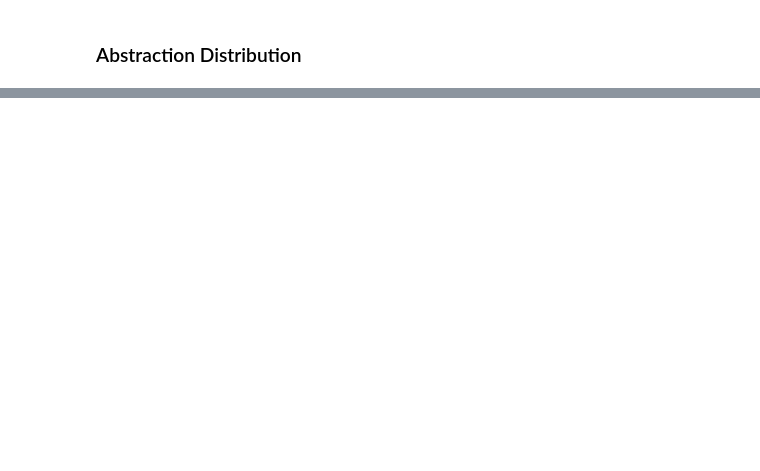
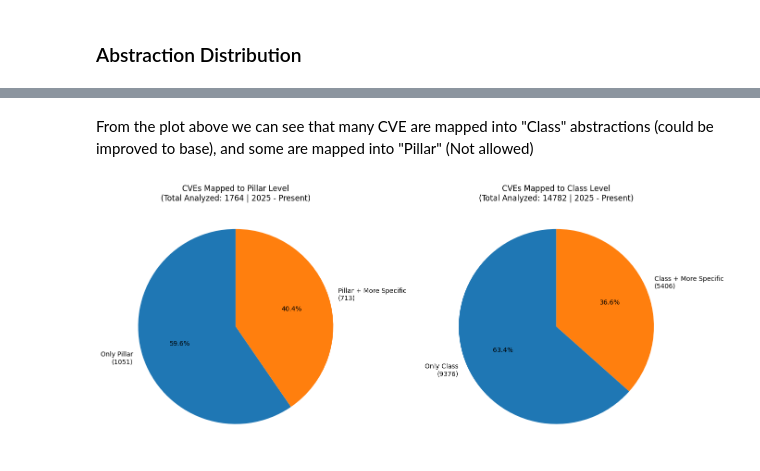
Before and after one commit to AndyVale/CVEvsCWE, a Jupyter notebook: analysis.ipynb, the cells around one changed output, grey strips where cells are left out. Cells and saved outputs as stored; diff of their text form; code cells hidden in the pictures; blank space fills up the shorter version.

```diff
--- a/analysis.ipynb
+++ b/analysis.ipynb
@@ -233,0 +256,59 @@ completeness_trend = completeness.plot.bar(stacked=True, figsize=(10, 5), title=
+# %% [markdown]
+From the plot above we can see that many CVE are mapped into "Class" abstractions (could be improved to base), and some are mapped into "Pillar" (Not allowed)
+# %%
+import matplotlib.pyplot as plt
+
+starting_year = 2025
+recent_df = merged_df[merged_df['year'].astype(int) >= starting_year]
+abs_matrix = pd.crosstab(recent_df['cve_id'], recent_df['abstraction']).astype(bool)
+
+# Define hierarchy of specificity (safely checking if they exist in the dataframe)
+cols = abs_matrix.columns.tolist()
+pillar_specific =[c for c in ['Class', 'Base', 'Variant', 'Compound'] if c in cols]
+class_specific = [c for c in ['Base', 'Variant', 'Compound'] if c in cols]
+
+# Pillar analysis
+if 'Pillar' in cols:
+    pillar_cves = abs_matrix[abs_matrix['Pillar']]
+    # True if the CVE has at least one mapping more specific than Pillar
+    pillar_plus_count = pillar_cves[pillar_specific].any(axis=1).sum()
+    only_pillar_count = len(pillar_cves) - pillar_plus_count
+    total_pillar = len(pillar_cves)
+else:
+    only_pillar_count, pillar_plus_count, total_pillar = 0, 0, 0
+
+pillar_stats = pd.Series({
+    f'Only Pillar\n({only_pillar_count})': only_pillar_count,
+    f'Pillar + More Specific\n({pillar_plus_count})': pillar_plus_count
+})
+
+# Class analysis
+if 'Class' in cols:
+    class_cves = abs_matrix[abs_matrix['Class']]
+    # True if the CVE has at least one mapping more specific than Class (ignores Pillar)
+    class_plus_count = class_cves[class_specific].any(axis=1).sum()
+    only_class_count = len(class_cves) - class_plus_count
+    total_class = len(class_cves)
+else:
+    only_class_count, class_plus_count, total_class = 0, 0, 0
+
+class_stats = pd.Series({
+    f'Only Class\n({only_class_count})': only_class_count,
+    f'Class + More Specific\n({class_plus_count})': class_plus_count
+})
+
+# Plot the Pie Charts
+fig, axes = plt.subplots(1, 2, figsize=(14, 6))
+pillar_stats.plot.pie(
+    ax=axes[0], autopct='%1.1f%%', startangle=90, ylabel='',
+    title=f'CVEs Mapped to Pillar Level\n(Total Analyzed: {total_pillar} | {starting_year} - Present)'
+) # pyright: ignore[reportCallIssue]
+
+class_stats.plot.pie(
+    ax=axes[1], autopct='%1.1f%%', startangle=90, ylabel='',
+    title=f'CVEs Mapped to Class Level\n(Total Analyzed: {total_class} | {starting_year} - Present)'
+) # pyright: ignore[reportCallIssue]
+
+plt.tight_layout()
+# %% [output]
+[figure, added]
```
Also changed, not shown: parts of 7 cells of this notebook.
